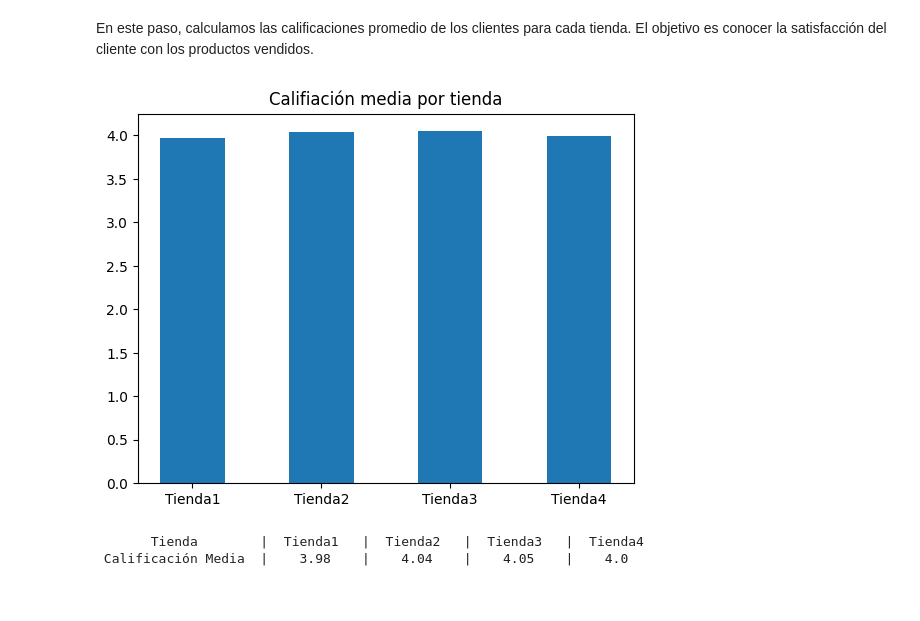
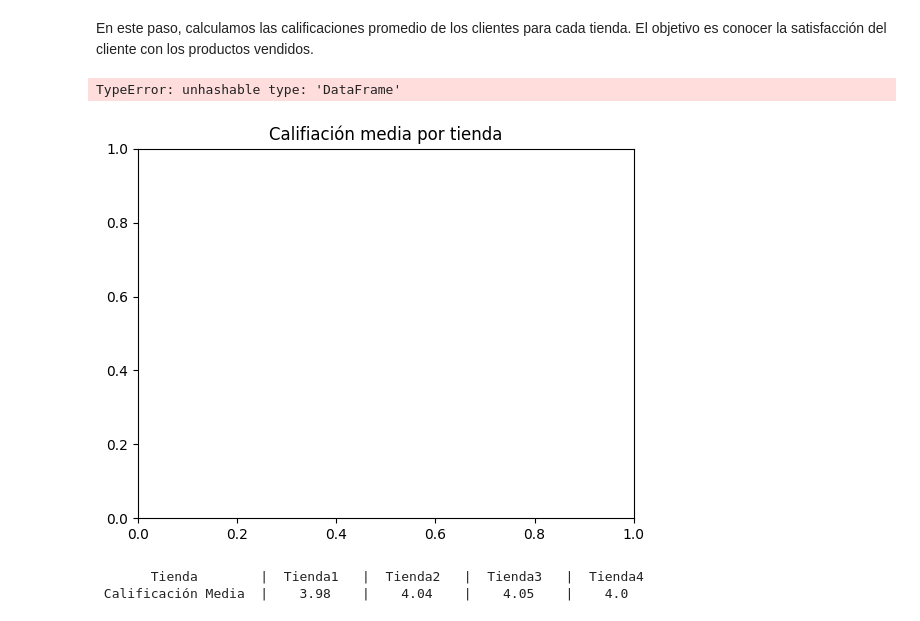
Before and after one commit to aylenfv/DS---Sr.-Juan, a Jupyter notebook: AluraStoreLatam.ipynb, the cells around one changed output. Drawn from its saved outputs; the diff is of its cells as text; code cells hidden in the pictures.

```diff
--- a/AluraStoreLatam.ipynb
+++ b/AluraStoreLatam.ipynb
@@ -407,10 +407,11 @@ calificaciones_medias = [calificacionMedia(tienda1,1), calificacionMedia(tienda2
 # %%
 # mostramos la califiación media por tienda en un gráfico de barras
 plt.title("Califiación media por tienda")
-plt.bar(x = tiendas, height = calificaciones_medias, width=0.5)
+plt.bar(x = tiendas, height = calificaciones_medias, width=0.5, color=paleta_de_colores)
 plt.show()
 # %% [output]
+TypeError: unhashable type: 'DataFrame'
-[figure, old version]
+[figure, new version]
 # %%
 # tabla para ver las calificaciones medias por tienda
 # imprimimos el encabezado de la tabla
```
